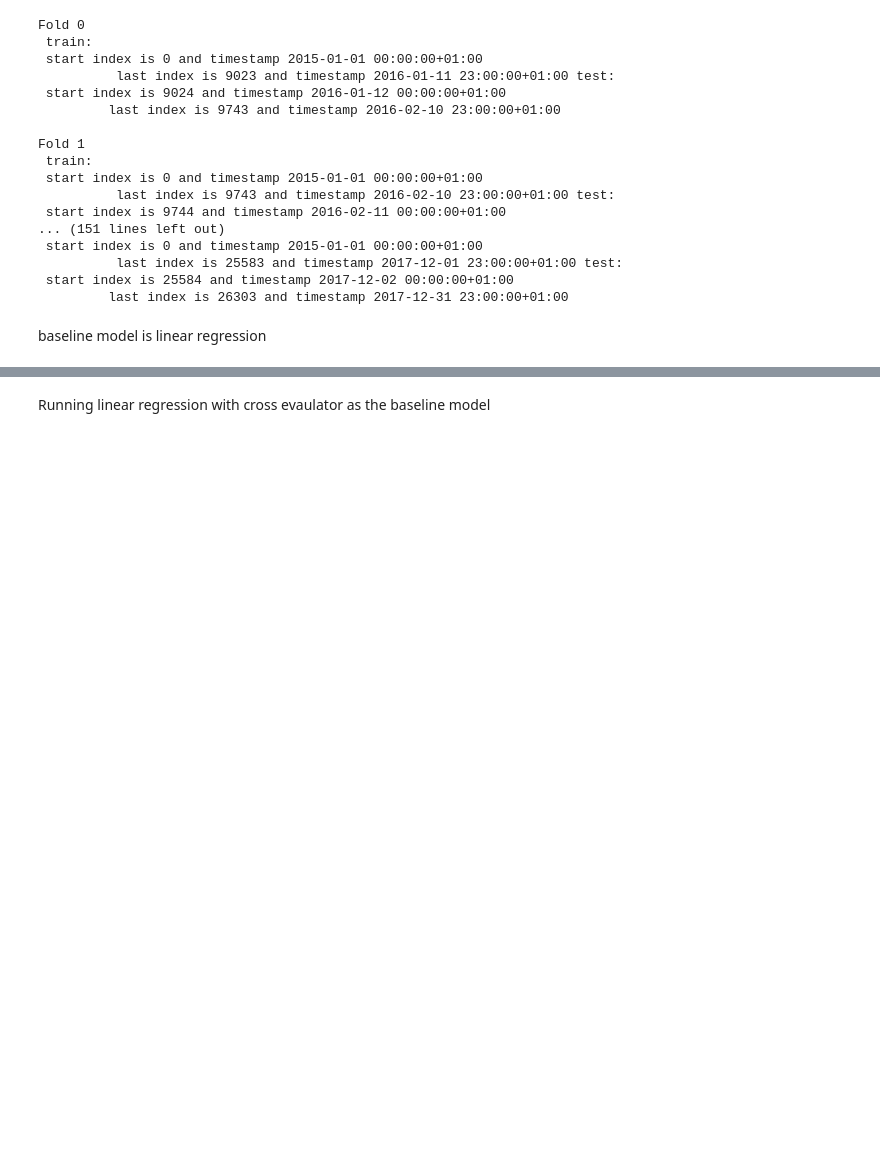
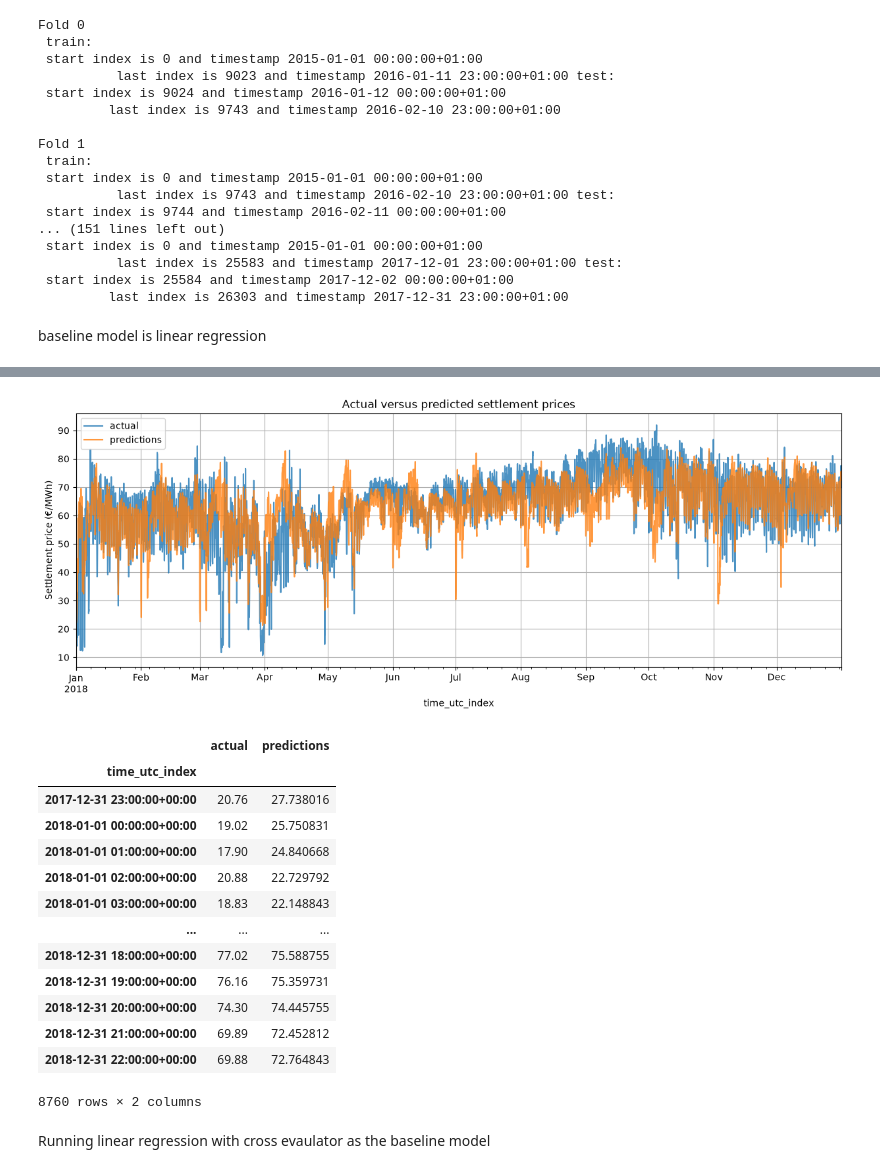
Before and after one commit to LeoFJoyce/using_machine_learning_for_forecasting_settlement_energy_prices, a Jupyter notebook: main.ipynb, the cells around one changed output, grey strips where cells are left out. Saved outputs shown, nothing was run; the diff lists cells and outputs as text; code cells hidden in the pictures; blank space fills up the shorter version.

```diff
--- a/main.ipynb
+++ b/main.ipynb
@@ -221,12 +222,12 @@ print(f"filtered\n{filtered_energy_dataset.iloc[1].to_string()}\nindex of filter
 features_train=features_energy_dataset[train_mask]
 target_train=target_col_in_energy_dataset[train_mask]
 #my final test set
-feature_test=features_energy_dataset[test_mask]
+features_test: pd.DataFrame = features_energy_dataset[test_mask]
 target_test=target_col_in_energy_dataset[test_mask]
 
 print(f"Checking split\n"
       f"features_train min{convert_utc_index_to_madrid(features_train).min()} max {convert_utc_index_to_madrid(features_train).max()}\n"
-      f"feature_test min {convert_utc_index_to_madrid(feature_test).min()} max {convert_utc_index_to_madrid(feature_test).max()}\n"
+      f"features_test min {convert_utc_index_to_madrid(features_test).min()} max {convert_utc_index_to_madrid(features_test).max()}\n"
       f"target_train min {convert_utc_index_to_madrid(target_train).min()} max {convert_utc_index_to_madrid(target_train).max()}\n"
       f"target_test min {convert_utc_index_to_madrid(target_test).min()} max {convert_utc_index_to_madrid(target_test).max()}\n"
 )
@@ -299,7 +300,7 @@ linear_regression_pipeline=make_pipeline(FunctionTransformer(create_time_feature
                            LinearRegression())
 
 linear_regression_pipeline.fit(features_train,target_train)
-linear_regression_prediction=linear_regression_pipeline.predict(feature_test)
+linear_regression_prediction=linear_regression_pipeline.predict(features_test)
 
 mae=mean_absolute_error(target_test,linear_regression_prediction)
 rmse=root_mean_squared_error(target_test,linear_regression_prediction)
@@ -308,9 +309,8 @@ print(f"mae: {mae}\n"
       f"rmse: {rmse}\n"
       f"r2: {r2}\n")
 
-prediction_results=pd.DataFrame({"actual_price":target_test,"predicted_price":linear_regression_prediction})
 
-print("prediction results \n",prediction_results)
+actual_vs_predictions_results(target_test,linear_regression_prediction)
 # %% [output]
 mae: 5.525243433738195
 rmse: 8.42937135540989
@@ -335,3 +318,18 @@ time_utc_index
+[figure, added]
+|  | actual | predictions |
+| time_utc_index |  |  |
+| 2017-12-31 23:00:00+00:00 | 20.76 | 27.738016 |
+| 2018-01-01 00:00:00+00:00 | 19.02 | 25.750831 |
+| 2018-01-01 01:00:00+00:00 | 17.90 | 24.840668 |
+| 2018-01-01 02:00:00+00:00 | 20.88 | 22.729792 |
+| 2018-01-01 03:00:00+00:00 | 18.83 | 22.148843 |
+| ... | ... | ... |
+| 2018-12-31 18:00:00+00:00 | 77.02 | 75.588755 |
+| 2018-12-31 19:00:00+00:00 | 76.16 | 75.359731 |
+| 2018-12-31 20:00:00+00:00 | 74.30 | 74.445755 |
+| 2018-12-31 21:00:00+00:00 | 69.89 | 72.452812 |
+| 2018-12-31 22:00:00+00:00 | 69.88 | 72.764843 |
+8760 rows × 2 columns
 # %% [markdown]
 Running linear regression with cross evaulator as the baseline model
 # %%
```
Also changed, not shown: parts of 35 cells of this notebook, 3 other files.
